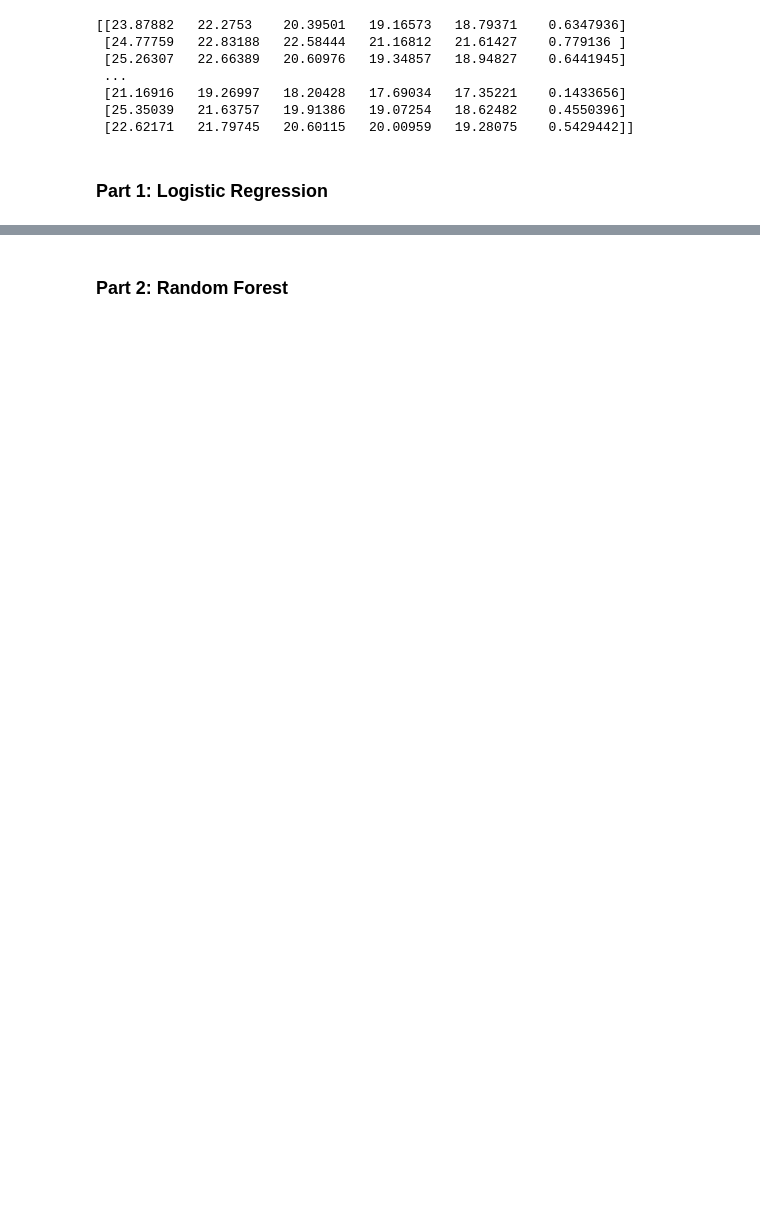
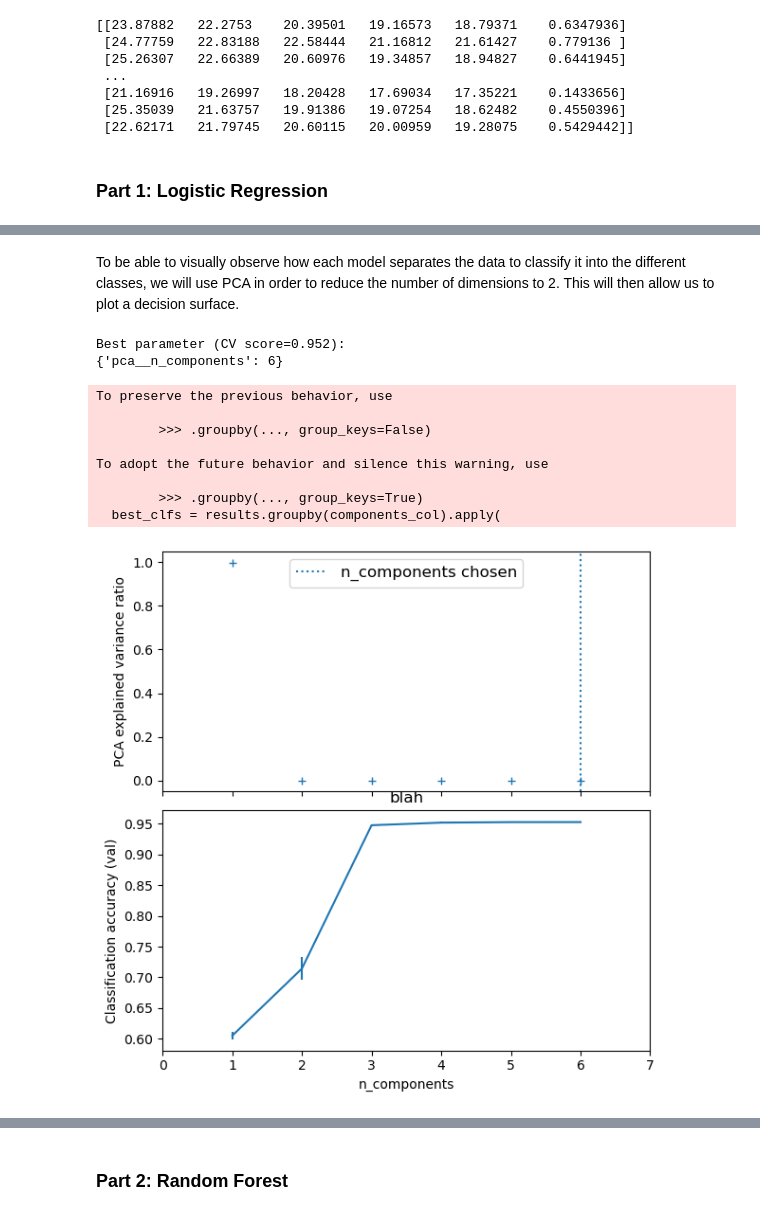
Before and after one commit to asuzanne99/ML-Stellar_Classification, a Jupyter notebook: Computational Physics Project.ipynb, the cells around one changed output, grey strips where cells are left out. Saved outputs shown, nothing was run; the diff lists cells and outputs as text; code cells hidden in the pictures; blank space fills up the shorter version.

```diff
--- a/Computational Physics Project.ipynb
+++ b/Computational Physics Project.ipynb
@@ -91,8 +94,9 @@ features = np.delete(arr, 13, axis=1)
 features = np.delete(arr, [0,1,2,8,9,10,11,12,13,15,16,17], axis=1)
 print(features)
 
-X_train, X_test, y_train, y_test = train_test_split(features, labels, test_size=0.10, random_state=40)
-X_train, X_val, y_train, y_val = train_test_split(X_train, y_train, test_size=0.11, random_state=40)
+X_train, X_test, y_train, y_test = train_test_split(features, labels, test_size=0.30, random_state=40)
+#define training data
+#we'll select 70% of the data for this; we can just use the first .7 * 100,000 = 70,000 since they're not in any order
 # %% [output]
 [[23.87882   22.2753    20.39501   19.16573   18.79371    0.6347936]
  [24.77759   22.83188   22.58444   21.16812   21.61427    0.779136 ]
@@ -135,0 +378,69 @@ clf.score(X,y)
+# %% [markdown]
+ To be able to visually observe how each model separates the data to classify it into the different classes, we will use PCA in order to reduce the number of dimensions to 2. This will then allow us to plot a decision surface.
+# %%
+from sklearn import datasets
+from sklearn.pipeline import Pipeline
+from sklearn.preprocessing import StandardScaler
+
+# Define a pipeline to search for the best combination of PCA truncation
+# and classifier regularization.
+pca = PCA()
+# Define a Standard Scaler to normalize inputs
+scaler = StandardScaler()
+
+# set the tolerance to a large value to make the example faster
+logistic = LogisticRegression(max_iter=10000, tol=0.1)
+pipe = Pipeline(steps=[("scaler", scaler), ("pca", pca), ("logistic", logistic)])
+
+X_digits, y_digits = X_train, y_train
+# Parameters of pipelines can be set using '__' separated parameter names:
+param_grid = {
+    "pca__n_components": [1, 2, 3, 4, 5, 6],
+}
+search = GridSearchCV(pipe, param_grid, n_jobs=2)
+search.fit(X_digits, y_digits)
+print("Best parameter (CV score=%0.3f):" % search.best_score_)
+print(search.best_params_)
+
+# Plot the PCA spectrum
+pca.fit(X_digits)
+
+fig, (ax0, ax1) = plt.subplots(nrows=2, sharex=True, figsize=(6, 6))
+ax0.plot(
+    np.arange(1, pca.n_components_ + 1), pca.explained_variance_ratio_, "+", linewidth=2)
+ax0.set_ylabel("PCA explained variance ratio")
+
+ax0.axvline(
+    search.best_estimator_.named_steps["pca"].n_components,
+    linestyle=":",
+    label="n_components chosen",)
+ax0.legend(prop=dict(size=12))
+
+# For each number of components, find the best classifier results
+results = pd.DataFrame(search.cv_results_)
+components_col = "param_pca__n_components"
+best_clfs = results.groupby(components_col).apply(
+    lambda g: g.nlargest(1, "mean_test_score"))
+
+best_clfs.plot(
+    x=components_col, y="mean_test_score", yerr="std_test_score", legend=False, ax=ax1)
+ax1.set_ylabel("Classification accuracy (val)")
+ax1.set_xlabel("n_components")
+
+plt.xlim(0, 7)
+
+plt.tight_layout()
+plt.title('Decision Boundary after PCA')
+plt.show()
+# %% [output]
+Best parameter (CV score=0.952):
+{'pca__n_components': 6}
+To preserve the previous behavior, use
+
+        >>> .groupby(..., group_keys=False)
+
+To adopt the future behavior and silence this warning, use
+
+        >>> .groupby(..., group_keys=True)
+  best_clfs = results.groupby(components_col).apply(
+[figure, added]
```
Also changed, not shown: parts of 21 cells of this notebook, 1 other file.
